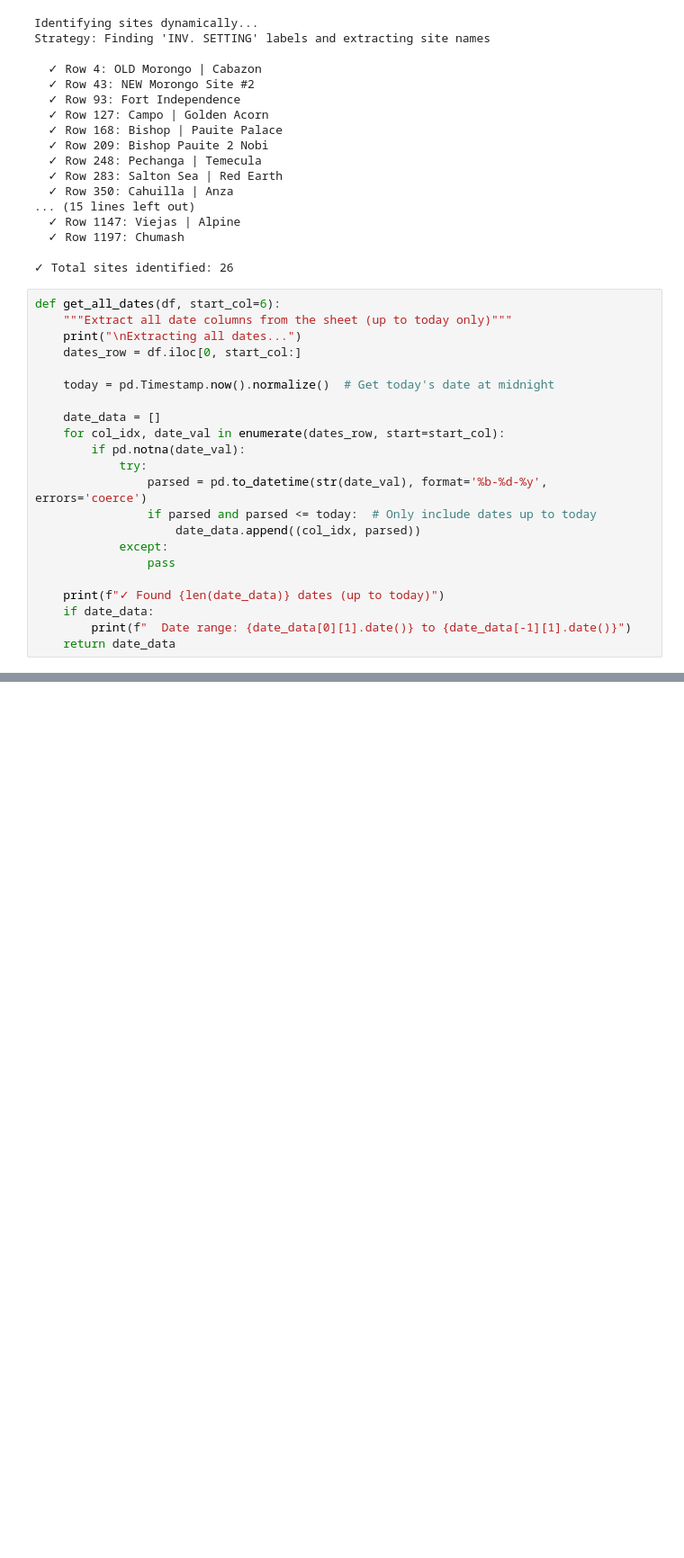
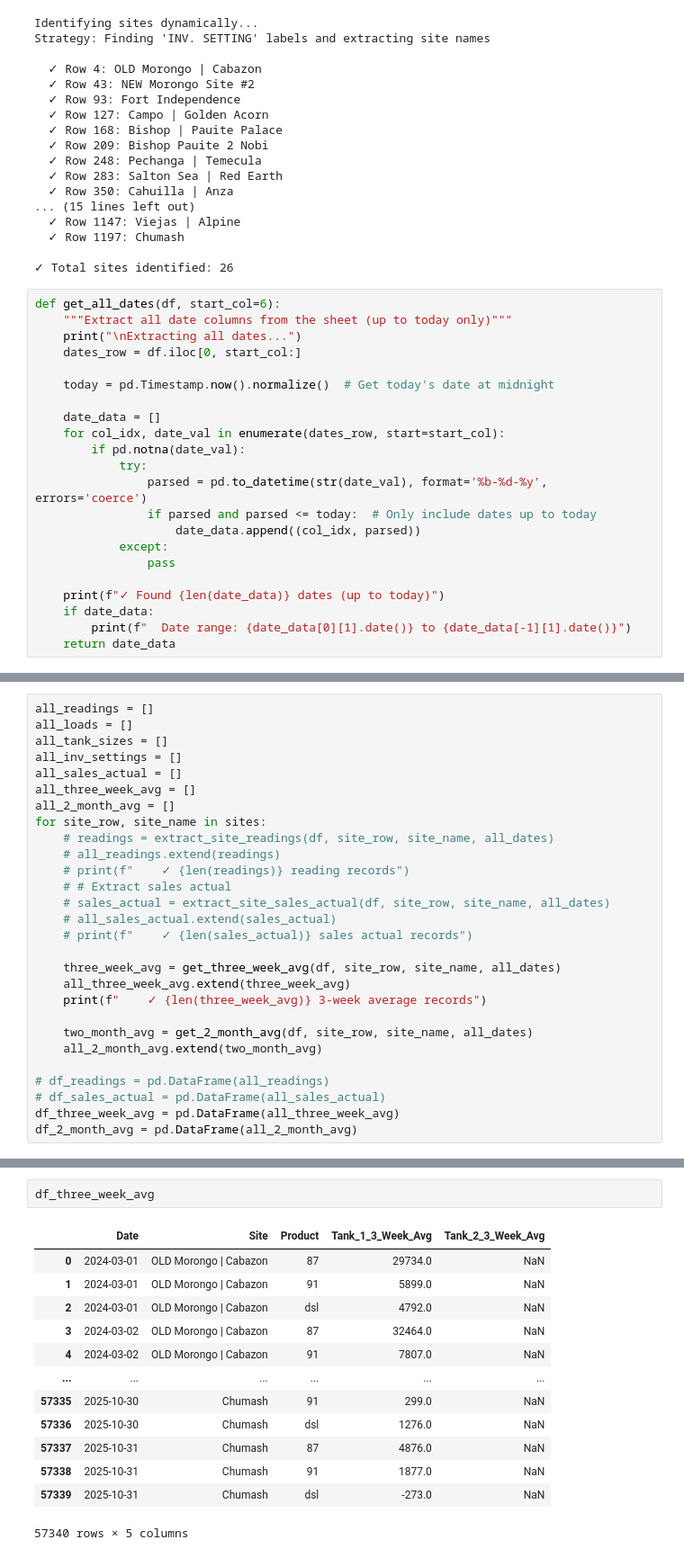
Before and after one commit to vsamautomation/fuel_data_cleaner, a Jupyter notebook: test.ipynb, the cells around one changed output, grey strips where cells are left out. Shown at 90% size. Cells and saved outputs as stored; diff of their text form; blank space fills up the shorter version.

Commit message:
NEW UPDATES FOR FETCHING 3WEEK AND 2MONTH AVERAGES

```diff
--- a/test.ipynb
+++ b/test.ipynb
@@ -165,0 +503,28 @@ OLD Morongo | Cabazon:
+# %%
+all_readings = []
+all_loads = []
+all_tank_sizes = []
+all_inv_settings = []
+all_sales_actual = []
+all_three_week_avg = []
+all_2_month_avg = []
+for site_row, site_name in sites:
+    # readings = extract_site_readings(df, site_row, site_name, all_dates)
+    # all_readings.extend(readings)
+    # print(f"    ✓ {len(readings)} reading records")
+    # # Extract sales actual
+    # sales_actual = extract_site_sales_actual(df, site_row, site_name, all_dates)
+    # all_sales_actual.extend(sales_actual)
+    # print(f"    ✓ {len(sales_actual)} sales actual records")
+
+    three_week_avg = get_three_week_avg(df, site_row, site_name, all_dates)
+    all_three_week_avg.extend(three_week_avg)
+    print(f"    ✓ {len(three_week_avg)} 3-week average records")
+
+    two_month_avg = get_2_month_avg(df, site_row, site_name, all_dates)
+    all_2_month_avg.extend(two_month_avg)
+
+# df_readings = pd.DataFrame(all_readings)
+# df_sales_actual = pd.DataFrame(all_sales_actual)
+df_three_week_avg = pd.DataFrame(all_three_week_avg)
+df_2_month_avg = pd.DataFrame(all_2_month_avg)
@@ -165,0 +549,16 @@ OLD Morongo | Cabazon:
+# %%
+df_three_week_avg
+# %% [output]
+|  | Date | Site | Product | Tank_1_3_Week_Avg | Tank_2_3_Week_Avg |
+| 0 | 2024-03-01 | OLD Morongo | Cabazon | 87 | 29734.0 | NaN |
+| 1 | 2024-03-01 | OLD Morongo | Cabazon | 91 | 5899.0 | NaN |
+| 2 | 2024-03-01 | OLD Morongo | Cabazon | dsl | 4792.0 | NaN |
+| 3 | 2024-03-02 | OLD Morongo | Cabazon | 87 | 32464.0 | NaN |
+| 4 | 2024-03-02 | OLD Morongo | Cabazon | 91 | 7807.0 | NaN |
+| ... | ... | ... | ... | ... | ... |
+| 57335 | 2025-10-30 | Chumash | 91 | 299.0 | NaN |
+| 57336 | 2025-10-30 | Chumash | dsl | 1276.0 | NaN |
+| 57337 | 2025-10-31 | Chumash | 87 | 4876.0 | NaN |
+| 57338 | 2025-10-31 | Chumash | 91 | 1877.0 | NaN |
+| 57339 | 2025-10-31 | Chumash | dsl | -273.0 | NaN |
+57340 rows × 5 columns
```
Also changed, not shown: parts of 9 cells of this notebook, 1 other file.
